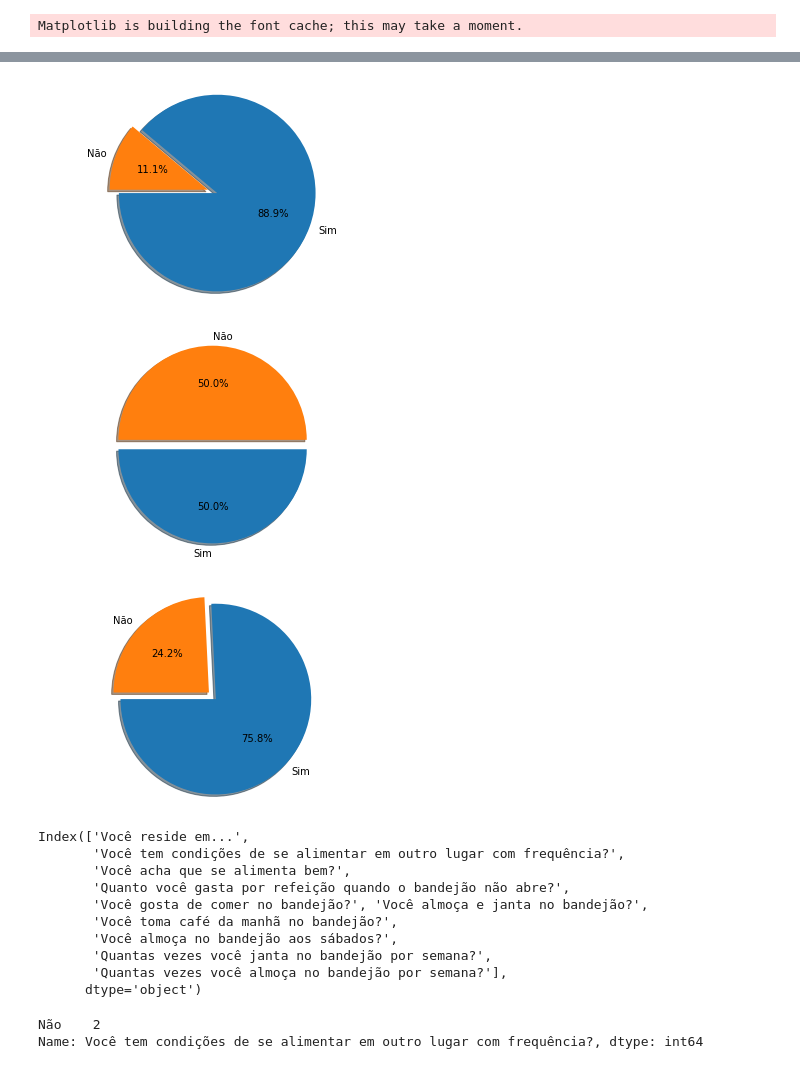
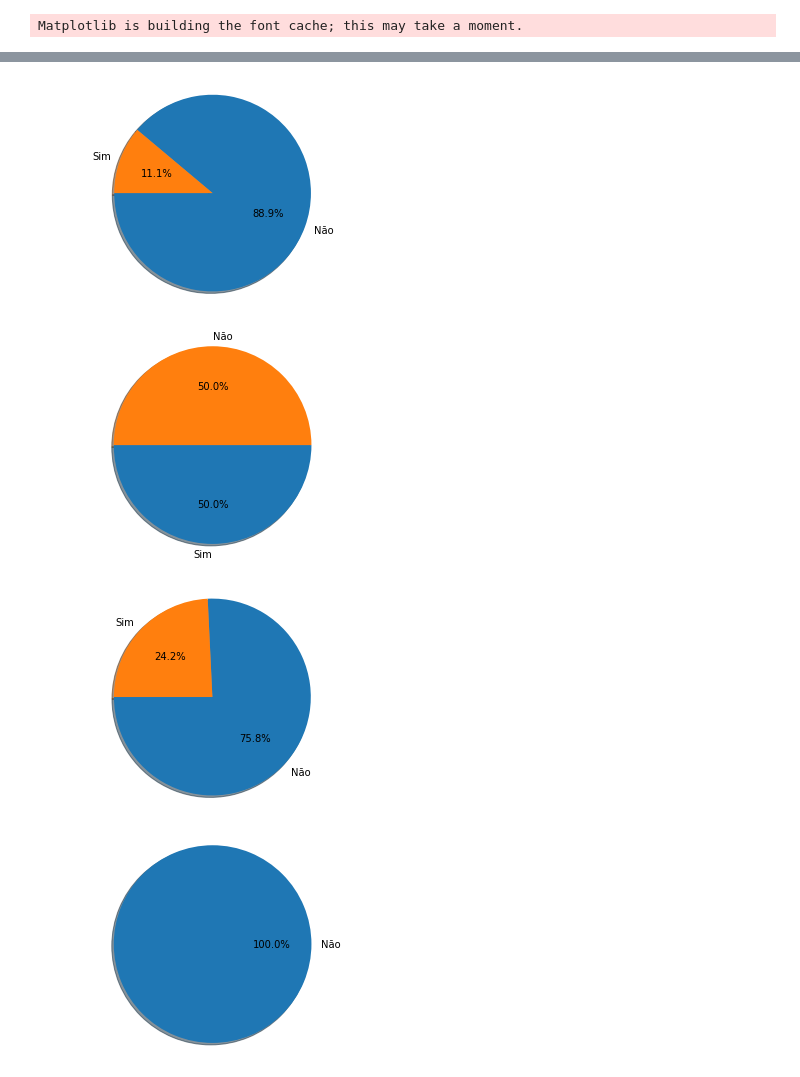
Before and after one commit to silmarp/SME0520-dependencia-alimentar-do-restaurante-universitario, a Jupyter notebook: Analize.ipynb, the cells around one changed output, grey strips where cells are left out. Cells and saved outputs as stored; diff of their text form; code cells hidden in the pictures.

```diff
--- a/Analize.ipynb
+++ b/Analize.ipynb
@@ -30,43 +30,22 @@ aloja = results_csv.groupby('Você reside em...').get_group("Alojamento")
 casa = results_csv.groupby('Você reside em...').get_group("Casa")
 apartamento = results_csv.groupby('Você reside em...').get_group("Apartamento")
 rep = results_csv.groupby('Você reside em...').get_group("República")
-mods = [aloja, casa, apartamento]
+mods = [aloja, casa, apartamento, rep]
-# %%
-for mod in mods:
-    data = mod['Você tem condições de se alimentar em outro lugar com frequência?'].value_counts()
-
-    labels = 'Sim', 'Não'
-    if not data[0]:
-        data[0]=0
-    if not data[1]:
-        data[1]=0
-    sizes = [data[0], data[1]]
-    explode = (0, 0.1)
-
-    fig1, ax1 = plt.subplots()
-    ax1.pie(sizes, explode=explode, labels=labels, autopct='%1.1f%%',
-        shadow=True, startangle=180)
-    ax1.axis('equal')
-    plt.show()
-# %% [output]
-[figure, removed]
-[figure, removed]
-[figure, removed]
-# %%
-rep.columns
-# %% [output]
-Index(['Você reside em...',
-       'Você tem condições de se alimentar em outro lugar com frequência?',
-       'Você acha que se alimenta bem?',
-       'Quanto você gasta por refeição quando o bandejão não abre?',
-       'Você gosta de comer no bandejão?', 'Você almoça e janta no bandejão?',
-       'Você toma café da manhã no bandejão?',
-       'Você almoça no bandejão aos sábados?',
-       'Quantas vezes você janta no bandejão por semana?',
-       'Quantas vezes você almoça no bandejão por semana?'],
-      dtype='object')
-# %%
-rep['Você tem condições de se alimentar em outro lugar com frequência?'].value_counts()
-# %% [output]
-Não    2
-Name: Você tem condições de se alimentar em outro lugar com frequência?, dtype: int64
+# %%
+for mod in mods:
+    data = mod['Você tem condições de se alimentar em outro lugar com frequência?'].value_counts()
+
+    labels = data.keys()
+    sizes = data.values
+    explode = (0.1)
+
+    fig1, ax1 = plt.subplots()
+    ax1.pie(sizes, labels=labels, autopct='%1.1f%%',
+        shadow=True, startangle=180)
+    ax1.axis('equal')
+plt.show()
+# %% [output]
+[figure, added]
+[figure, added]
+[figure, added]
+[figure, added]
```
Also changed, not shown: parts of 2 cells of this notebook.
